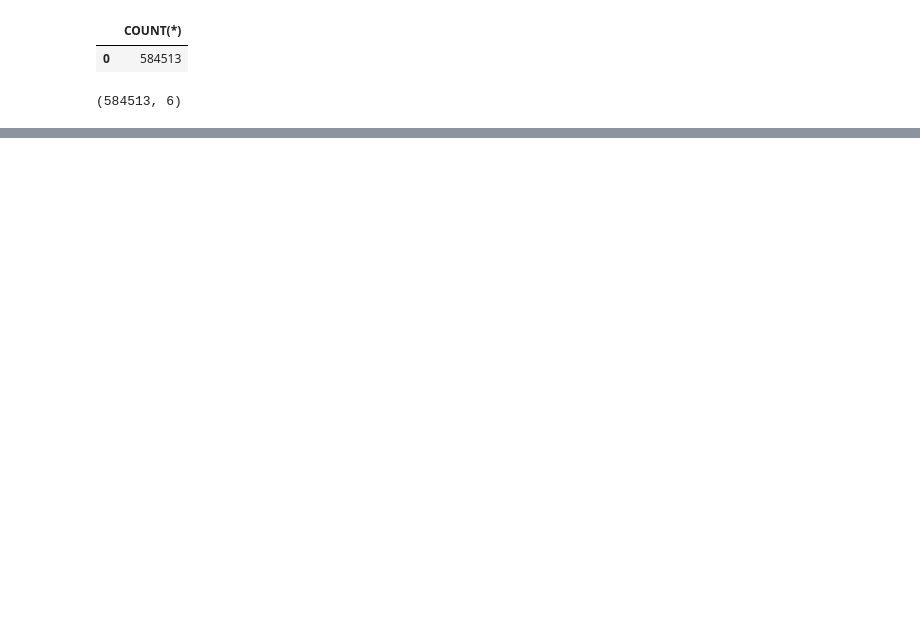
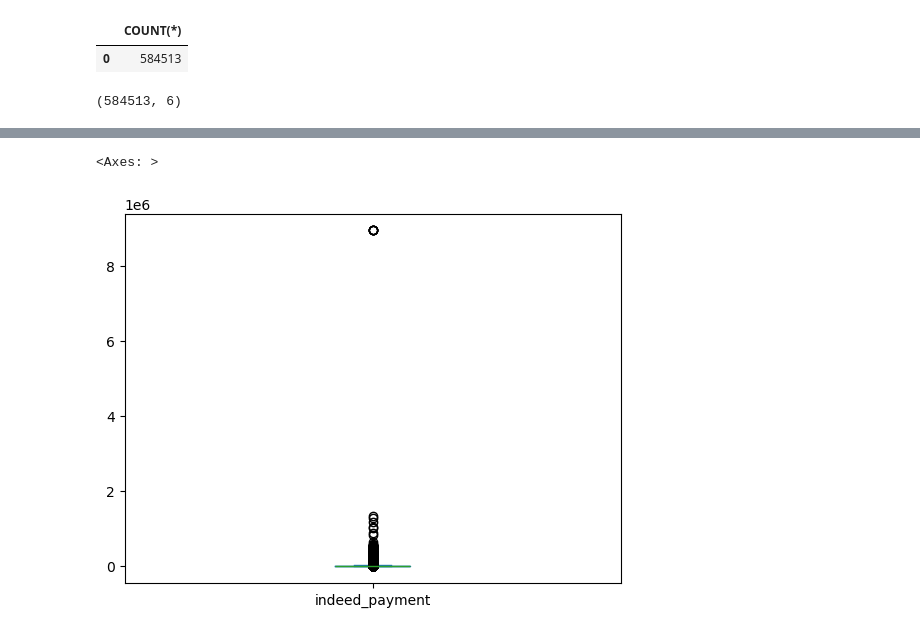
Before and after one commit to Udon-datascience/opendata_analysis, a Jupyter notebook: 3/3_analysis3.ipynb, the cells around one changed output, grey strips where cells are left out. Saved outputs shown, nothing was run; the diff lists cells and outputs as text; code cells hidden in the pictures; blank space fills up the shorter version.

```diff
--- a/3/3_analysis3.ipynb
+++ b/3/3_analysis3.ipynb
@@ -69,0 +78,21 @@ display(df.tail(10).to_string())
+# %%
+#customer_sinceを基に、顧客である期間（月）を計算する。
+
+# customer_since を文字列として処理
+customer_since = df['customer_since'].astype('string')
+
+# 年と月を分離
+since_year = customer_since.str.extract(r'(\d{4})-(\d{1,2})')[0]
+since_month = customer_since.str.extract(r'(\d{4})-(\d{1,2})')[1]
+
+# 数値化
+since_year = pd.to_numeric(since_year, errors = 'coerce')
+since_month = pd.to_numeric(since_month, errors = 'coerce')
+
+# 顧客である期間（月）
+df['customer_duration'] = (
+    (df['year'] - since_year) * 12
+    + (df['month'] - since_month)
+)
+
+display(df.head(10))
@@ -69,0 +281,8 @@ display(df.tail(10).to_string())
+# %%
+#indeed_paymentに外れ値がないか確認する。（indeed_payment以外は、value_counts()の結果より外れ値がある可能性は低い）
+se_indeed_payment = pd.Series(df['indeed_payment'])
+#箱ひげ図を描く
+se_indeed_payment.plot(kind="box")
+# %% [output]
+<Axes: >
+[figure, added]
```
Also changed, not shown: parts of 27 cells of this notebook.
